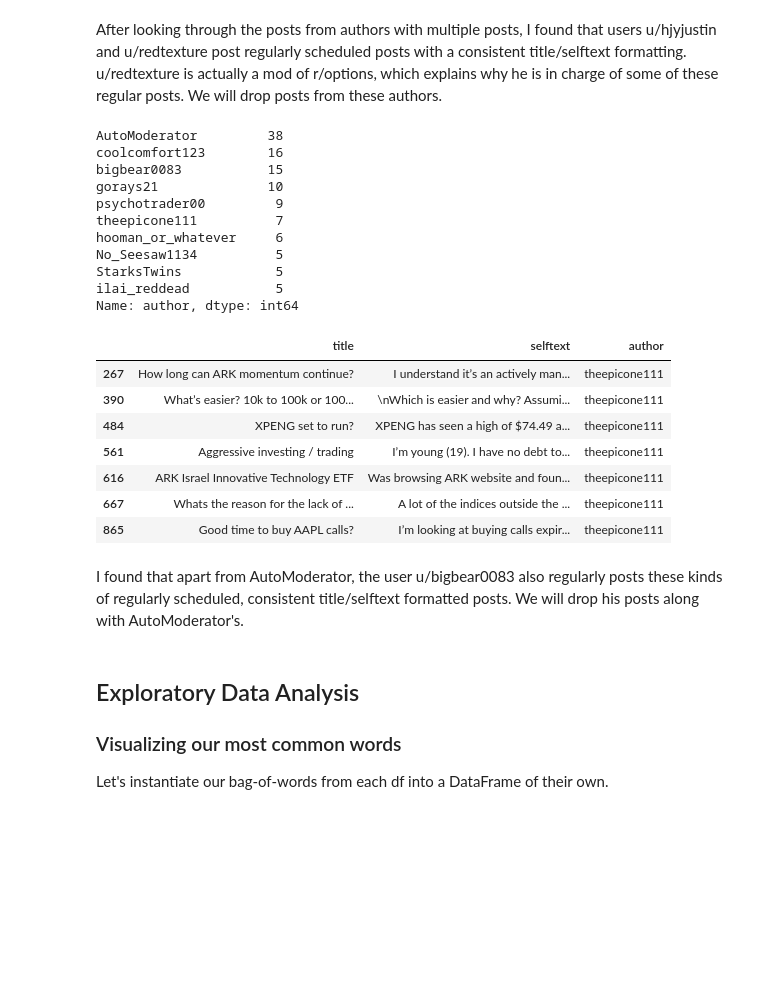
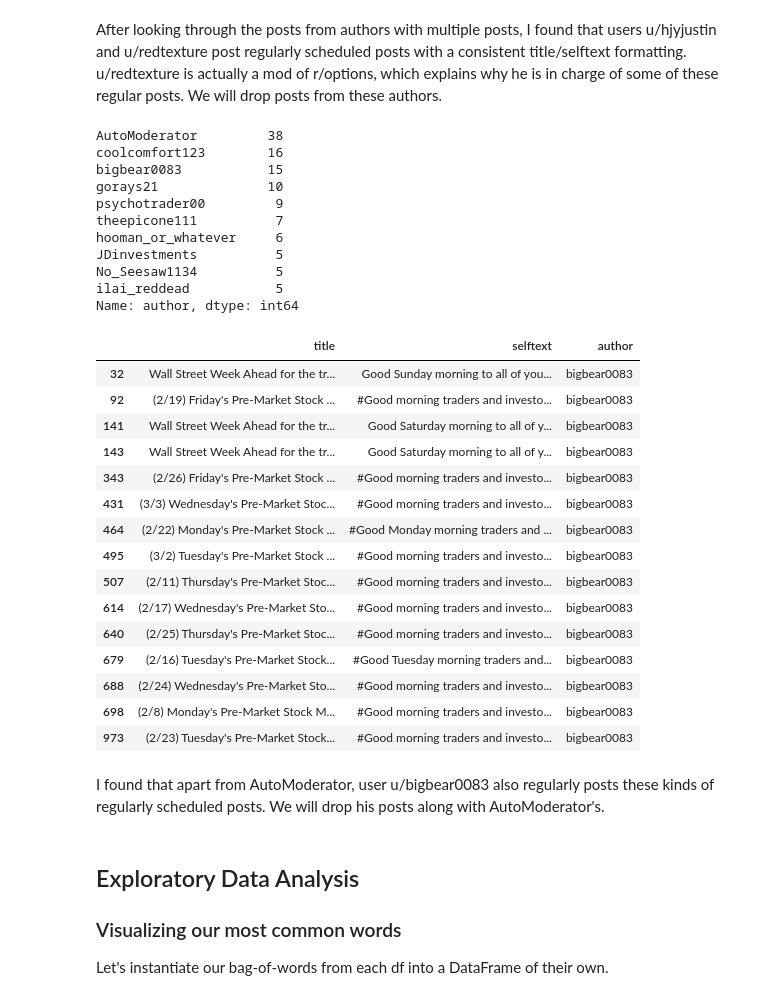
Before and after one commit to krompirov/general-assembly-projects, a Jupyter notebook: project_3 Reddit classifier/2_Data Cleaning and EDA.ipynb, the cells around one changed output. Cells and saved outputs as stored; diff of their text form; code cells hidden in the pictures; blank space fills up the shorter version.

```diff
--- a/project_3 Reddit classifier/2_Data Cleaning and EDA.ipynb
+++ b/project_3 Reddit classifier/2_Data Cleaning and EDA.ipynb
@@ -167,7 +165,6 @@ def get_wordnet_pos(word):
 
 def text_preprocessor(raw_text, regex = r'\w+|[\d]+|\S+', lemma=True, sw=[]):
     """
-    default tokenizer will split by whitespace. change regex to fit needs.
     this function WILL take very long to run if you allow it to lemmatize.
     default stopwords uses nltk's english stopwords. pass in a list of stopwords to sw if you want to add unique stopwords.
     """
@@ -303,23 +253,31 @@ gorays21              10
 psychotrader00         9
 theepicone111          7
 hooman_or_whatever     6
+JDinvestments          5
 No_Seesaw1134          5
-StarksTwins            5
 ilai_reddead           5
 Name: author, dtype: int64
 # %%
-df_stocks[df_stocks['author']=='theepicone111'][['title','selftext','author']]
+df_stocks[df_stocks['author']=='bigbear0083'][['title','selftext','author']]
 # %% [output]
 |  | title | selftext | author |
-| 267 | How long can ARK momentum continue? | I understand it’s an actively man... | theepicone111 |
-| 390 | What’s easier? 10k to 100k or 100... | \nWhich is easier and why? Assumi... | theepicone111 |
-| 484 | XPENG set to run? | XPENG has seen a high of $74.49 a... | theepicone111 |
-| 561 | Aggressive investing / trading | I’m young (19). I have no debt to... | theepicone111 |
-| 616 | ARK Israel Innovative Technology ETF | Was browsing ARK website and foun... | theepicone111 |
-| 667 | Whats the reason for the lack of ... | A lot of the indices outside the ... | theepicone111 |
-| 865 | Good time to buy AAPL calls? | I’m looking at buying calls expir... | theepicone111 |
+| 32 | Wall Street Week Ahead for the tr... | Good Sunday morning to all of you... | bigbear0083 |
+| 92 | (2/19) Friday's Pre-Market Stock ... | #Good morning traders and investo... | bigbear0083 |
+| 141 | Wall Street Week Ahead for the tr... | Good Saturday morning to all of y... | bigbear0083 |
+| 143 | Wall Street Week Ahead for the tr... | Good Saturday morning to all of y... | bigbear0083 |
+| 343 | (2/26) Friday's Pre-Market Stock ... | #Good morning traders and investo... | bigbear0083 |
+| 431 | (3/3) Wednesday's Pre-Market Stoc... | #Good morning traders and investo... | bigbear0083 |
+| 464 | (2/22) Monday's Pre-Market Stock ... | #Good Monday morning traders and ... | bigbear0083 |
+| 495 | (3/2) Tuesday's Pre-Market Stock ... | #Good morning traders and investo... | bigbear0083 |
+| 507 | (2/11) Thursday's Pre-Market Stoc... | #Good morning traders and investo... | bigbear0083 |
+| 614 | (2/17) Wednesday's Pre-Market Sto... | #Good morning traders and investo... | bigbear0083 |
+| 640 | (2/25) Thursday's Pre-Market Stoc... | #Good morning traders and investo... | bigbear0083 |
+| 679 | (2/16) Tuesday's Pre-Market Stock... | #Good Tuesday morning traders and... | bigbear0083 |
+| 688 | (2/24) Wednesday's Pre-Market Sto... | #Good morning traders and investo... | bigbear0083 |
+| 698 | (2/8) Monday's Pre-Market Stock M... | #Good morning traders and investo... | bigbear0083 |
+| 973 | (2/23) Tuesday's Pre-Market Stock... | #Good morning traders and investo... | bigbear0083 |
 # %% [markdown]
-I found that apart from AutoModerator, the user u/bigbear0083 also regularly posts these kinds of regularly scheduled, consistent title/selftext formatted posts. We will drop his posts along with AutoModerator's.
+I found that apart from AutoModerator, user u/bigbear0083 also regularly posts these kinds of regularly scheduled posts. We will drop his posts along with AutoModerator's.
 # %%
 # drop all posts by author 'bigbear0083' and AutoModerator from r/stocks,
 # and those by author 'redtexture' and 'hjyjustin' from r/options
```
Also changed, not shown: parts of 36 cells of this notebook, 16 other files.
